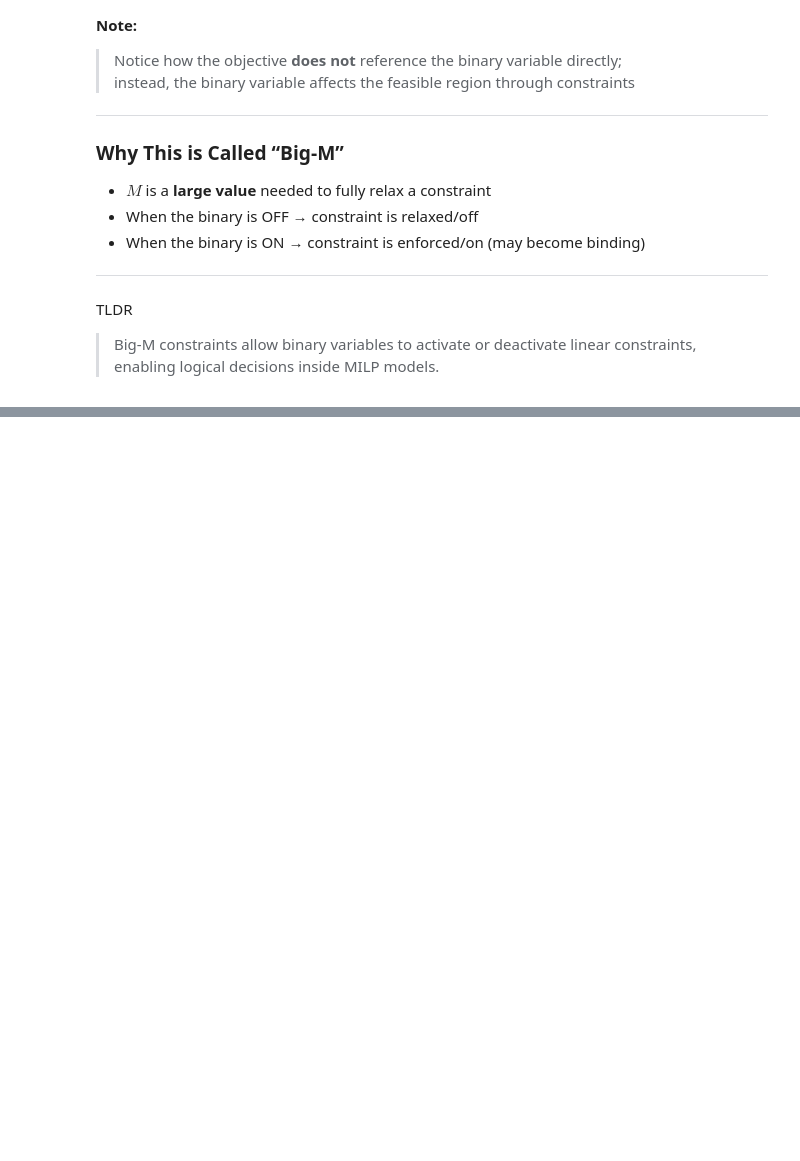
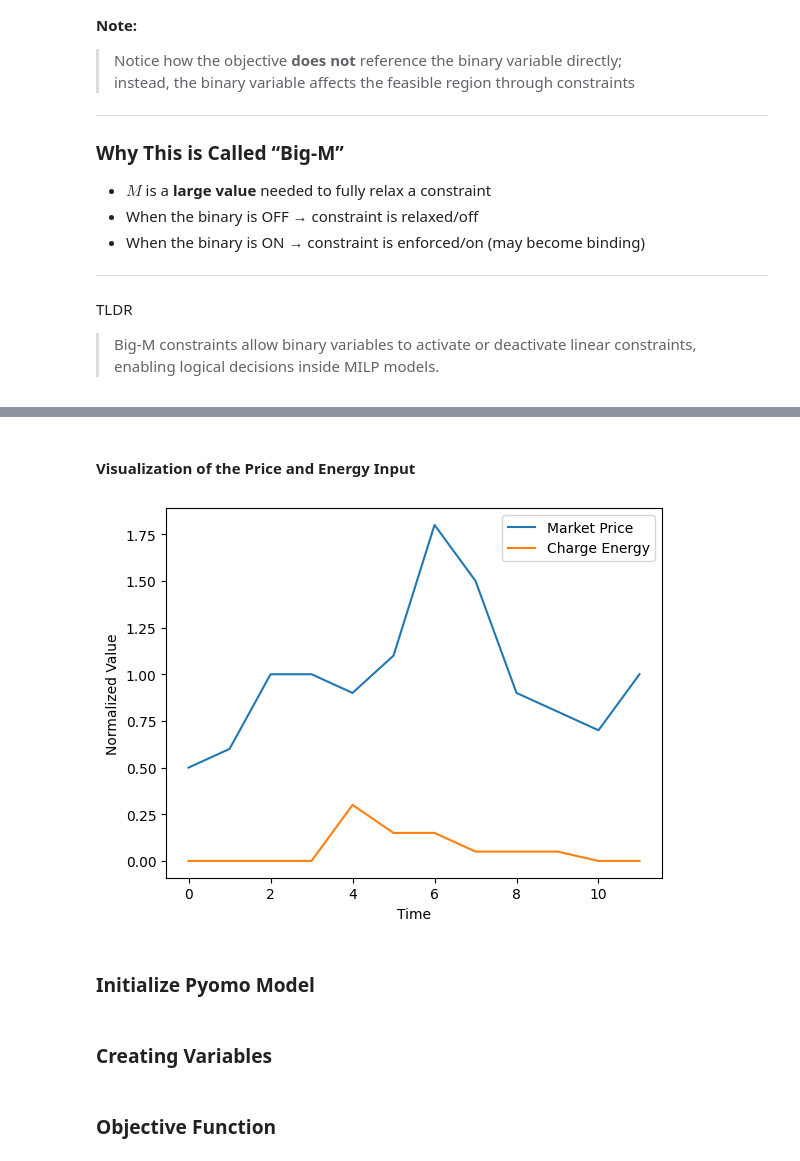
Before and after one commit to Andreas-Lukito/pyomo_introduction, a Jupyter notebook: 03_Mixed_Integer_Linear_Programming.ipynb, the cells around one changed output, grey strips where cells are left out. Cells and saved outputs as stored; diff of their text form; code cells hidden in the pictures; blank space fills up the shorter version.

```diff
--- a/03_Mixed_Integer_Linear_Programming.ipynb
+++ b/03_Mixed_Integer_Linear_Programming.ipynb
@@ -134,0 +144,32 @@ TLDR
+# %%
+# P_t: Electricity price at each time step
+P_t = {
+    0 : 0.5,
+    1 : 0.6,
+    2 : 1.0,
+    3 : 1.0,
+    4 : 0.9,
+    5 : 1.1,
+    6 : 1.8,
+    7 : 1.5,
+    8 : 0.9,
+    9 : 0.8,
+    10 : 0.7,
+    11 : 1.0
+}
+
+# Q_t: Energy inflow (charging) at each time step
+Q_t = {
+    0 : 0.,
+    1 : 0.,
+    2 : 0.,
+    3 : 0.,
+    4 : 0.3,
+    5 : 0.15,
+    6 : 0.15,
+    7 : 0.05,
+    8 : 0.05,
+    9 : 0.05,
+    10 : 0.,
+    11 : 0.
+}
@@ -134,0 +187,13 @@ TLDR
+# %% [markdown]
+#### Visualization of the Price and Energy Input
+# %%
+plt.plot(range(12), [P_t[i] for i in range(12)], label="Market Price")
+plt.plot(range(12), [Q_t[i] for i in range(12)], label="Charge Energy")
+plt.xlabel("Time")
+plt.ylabel("Normalized Value")
+plt.legend()
+plt.show()
+# %% [output]
+[figure, added]
+# %% [markdown]
+### Initialize Pyomo Model
@@ -134,0 +202,2 @@ TLDR
+# %% [markdown]
+### Creating Variables
@@ -134,0 +233,2 @@ TLDR
+# %% [markdown]
+### Objective Function
```
Also changed, not shown: parts of 21 cells of this notebook, 1 other file.
